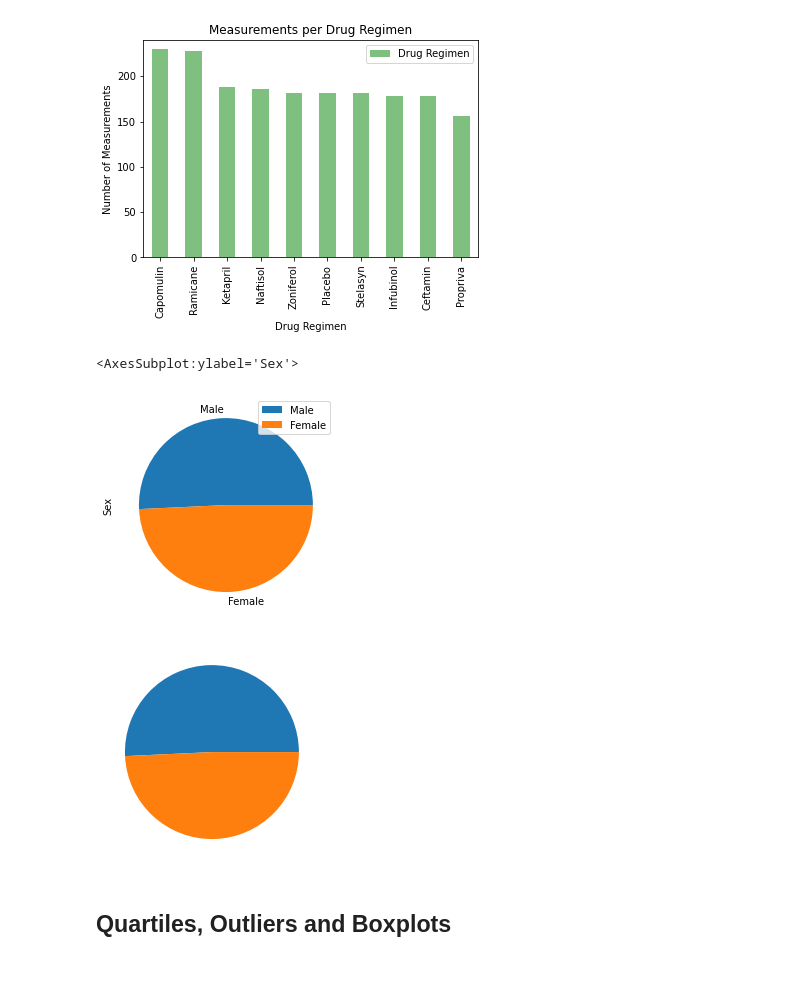
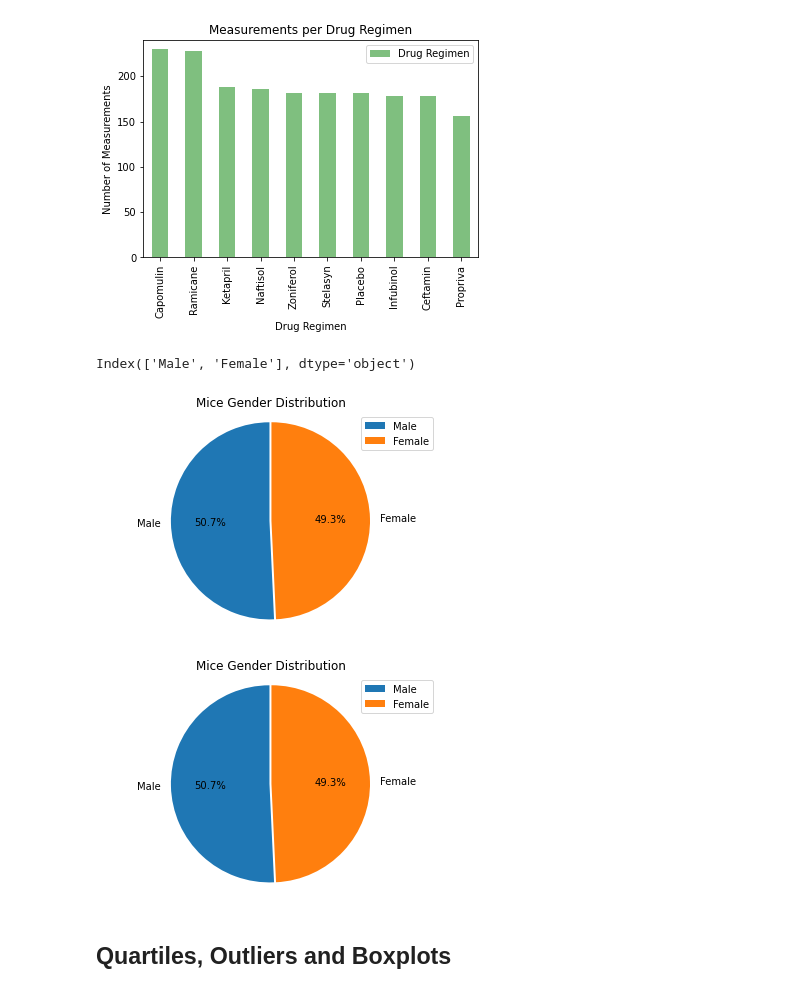
Before and after one commit to rperezme-data/DAB_H05_Matplotlib-challenge, a Jupyter notebook: Pymaceuticals/main.ipynb, the cells around one changed output. Cells and saved outputs as stored; diff of their text form; code cells hidden in the pictures.

Commit message:
Format Pie Plot

```diff
--- a/Pymaceuticals/main.ipynb
+++ b/Pymaceuticals/main.ipynb
@@ -179,19 +180,44 @@ plt.legend([label], loc='upper right')
 plt.show()
 # %% [output]
 [figure]
+# %%
+pd.DataFrame(clean_data['Sex'].value_counts()).index
+# %% [output]
+Index(['Male', 'Female'], dtype='object')
 # %%
 # Generate a pie plot showing the distribution of female versus male mice using pandas
-pd.DataFrame(clean_data['Sex'].value_counts()).plot(kind='pie', y='Sex')
+
+pd.DataFrame(clean_data['Sex'].value_counts()).plot(kind='pie', y='Sex', explode=(.01,.01), autopct='%1.1f%%', startangle=90)
+
+# Give the chart a title, and y label
+plt.title("Mice Gender Distribution")
+plt.ylabel('')
+
+# Create axes which are equal so we have a perfect circle
+plt.axis("equal")
+
+plt.show()
 # %% [output]
-<AxesSubplot:ylabel='Sex'>
-[figure, old version]
+[figure, new version]
 # %%
 # Generate a pie plot showing the distribution of female versus male mice using pyplot
 sex_counts = clean_data['Sex'].value_counts()
-plt.pie(sex_counts.values)
+
+labels = [item for item in sex_counts.index]
+explode = [0.01, 0.01]
+
+plt.pie(sex_counts.values, explode=explode, labels=labels, autopct='%1.1f%%', shadow=False, startangle=90)
+
+# Give the chart a title, x label, and y label
+plt.title("Mice Gender Distribution")
+
+# Create axes which are equal so we have a perfect circle
+plt.axis('equal')
+
+plt.legend(labels, loc='upper right')
 plt.show()
 # %% [output]
-[figure, old version]
+[figure, new version]
 # %% [markdown]
 ## Quartiles, Outliers and Boxplots
 # %%
```
Also changed, not shown: parts of 3 cells of this notebook.
